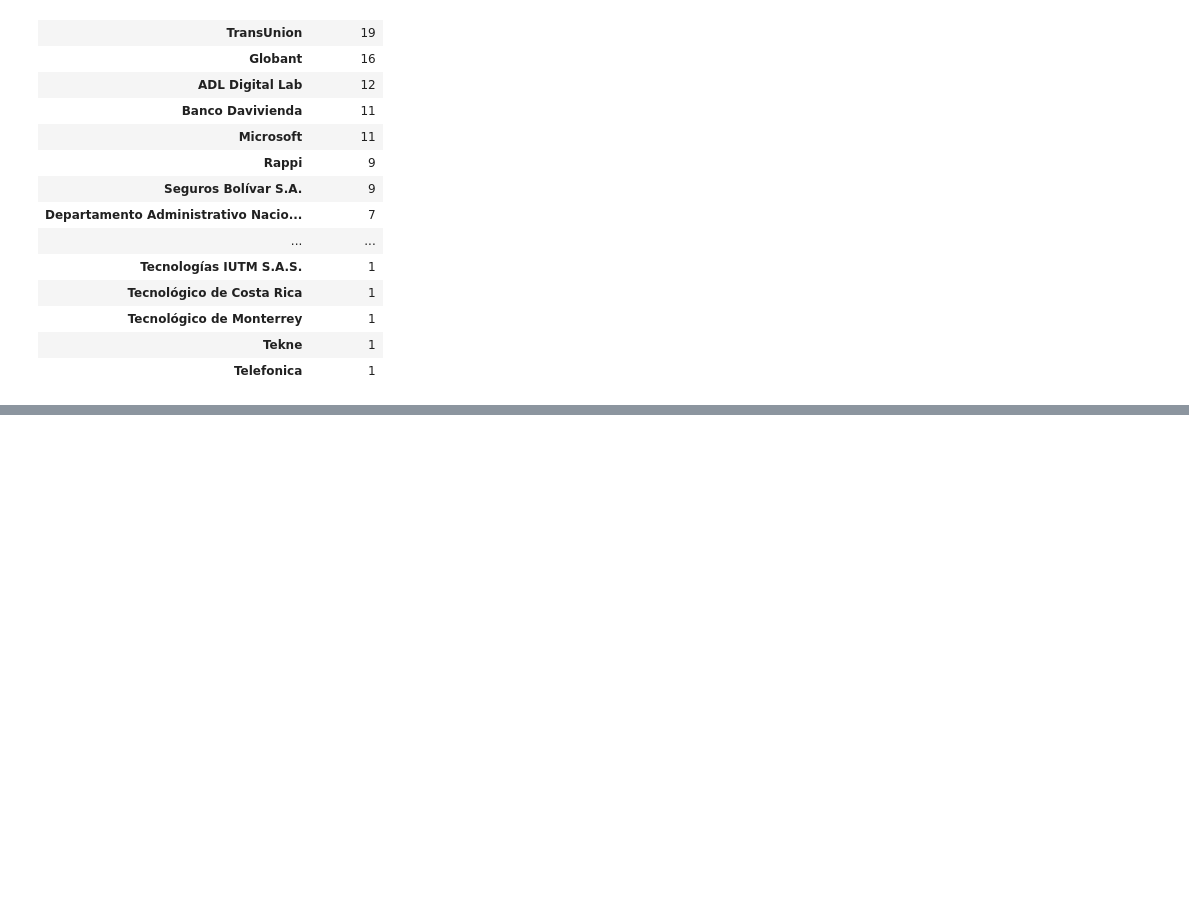
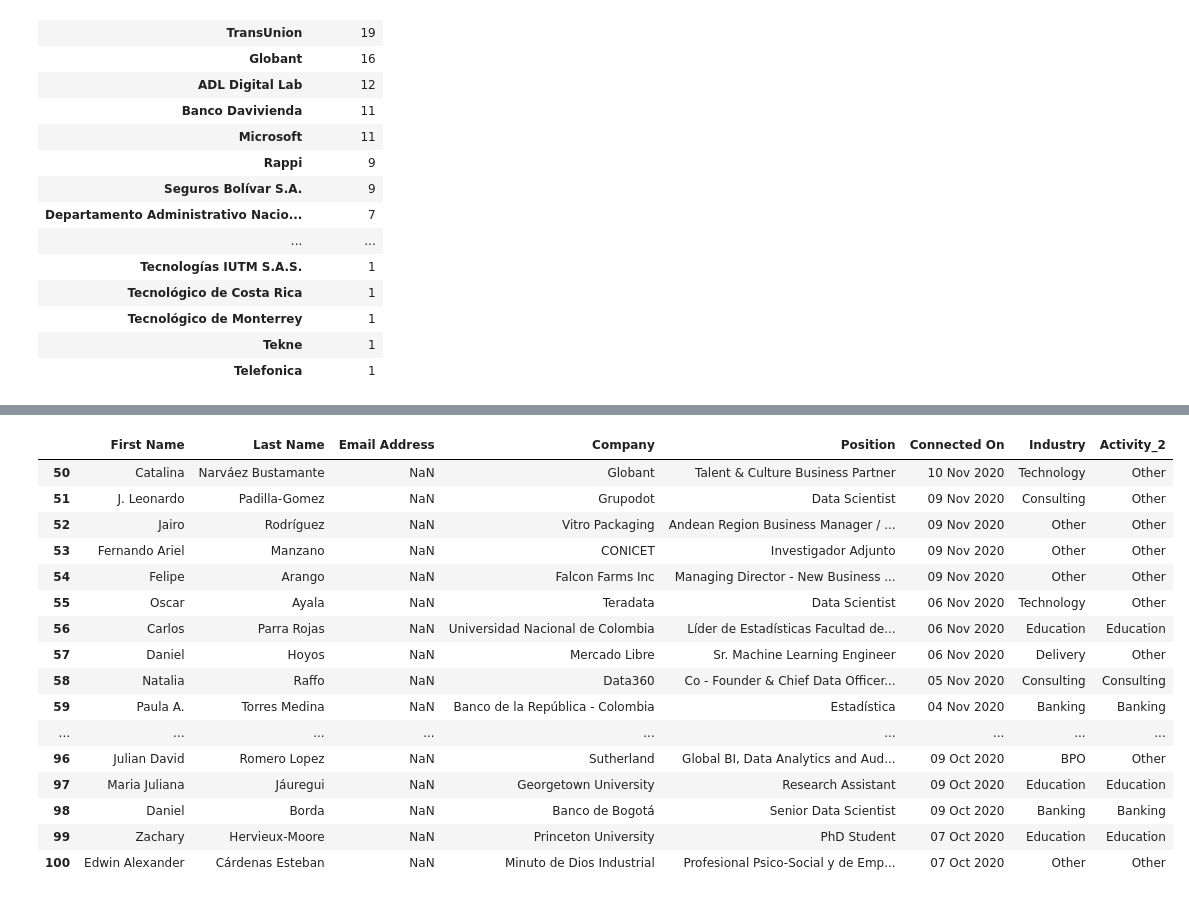
Before and after one commit to anmarphy/My_LinkedIn_2020_Dec, a Jupyter notebook: Basic_Information.ipynb, the cells around one changed output, grey strips where cells are left out. Saved outputs shown, nothing was run; the diff lists cells and outputs as text; code cells hidden in the pictures; blank space fills up the shorter version.

```diff
--- a/Basic_Information.ipynb
+++ b/Basic_Information.ipynb
@@ -216,7 +222,7 @@ Educacion=['Universidad Nacional de Colombia', 'Correlation One', 'Universidad d
            'Faculdade de Ciências da Universidade de Lisboa'] ##Adicionar regla para que contenga 'Universidad' 'Institute'
 Centrales_riesgo=['TransUnion', 'Experian']
 Tecnologia=['Globant', 'ADL Digital Lab', 'Microsoft', 'Google', 'Amazon', 'Oracle', 'Endava', 'Teradata', 'Amazon Web Services (AWS)'
-            , 'Evalueserve', 'Tableau Software', 'Tech Data', 'SAP', 'Alteryx', 'McAfee', 'RStudio, Inc.', 'NVIDIA',
+            , 'Evalueserve', 'Tableau Software', 'Tech Data', 'SAP', 'Alteryx', 'McAfee', 'RStudio, Inc.', 'NVIDIA', 'Indra', 'SAS',
            'NASA Langley Research Center', 'VATES - Software', 'Truelogic Software', 'everis Perú', 'Willis Towers Watson',
            'Women IT Mujeres Innovacion y Tecnologia', 'WomenTech Network', 'Softtek', 'Solera, Inc.', 'Teamcore Solutions', 'Equisoft']
 Delivery=['Linio', 'Rappi', 'Mercado Libre', 'Domicilios.com', 'iFood Colombia', 'RobinFood']
@@ -230,0 +259,2 @@ BPO=['Sutherland', 'Teleperformance', 'Experis/Manpower Group', 'Outsourcing S.A
+# %%
+Connections['Industry']=Connections['Company'].apply(segmento)
@@ -230,0 +276,53 @@ BPO=['Sutherland', 'Teleperformance', 'Experis/Manpower Group', 'Outsourcing S.A
+# %%
+Connections.Company=Connections.Company.fillna('Unknown')
+Connections['Activity_2'] = np.where(Connections.Company.str.contains("Banco"),"Banking",
+                   np.where(Connections.Company.str.contains("Bank"), "Banking",
+                   np.where(Connections.Company.str.contains("Cred"), "Banking",
+                   np.where(Connections.Company.str.contains("Fiduci"), "Banking",
+                   np.where(Connections.Company.str.contains("Seguro"), "Insurance",
+                   np.where(Connections.Company.str.contains("KPMG"), "Consulting",
+                   np.where(Connections.Company.str.contains("Page"), "Consulting",
+                   np.where(Connections.Company.str.contains("Consult"), "Consulting",
+                   np.where(Connections.Company.str.contains("Data"), "Consulting",
+                   np.where(Connections.Company.str.contains("Enterp"), "Consulting",
+                   np.where(Connections.Company.str.contains("Soluti"), "Consulting",
+                   np.where(Connections.Company.str.contains("Log"), "Consulting",
+                   np.where(Connections.Company.str.contains("Univers"), "Education",
+                   np.where(Connections.Company.str.contains("Instit"), "Education",
+                   np.where(Connections.Company.str.contains("Scuola"), "Education",
+                   np.where(Connections.Company.str.contains("School"), "Education",
+                   np.where(Connections.Company.str.contains("Hopki"), "Education",
+                   np.where(Connections.Company.str.contains("Nacional"), "Goverment",
+                   np.where(Connections.Company.str.contains("National"), "Goverment",
+                   np.where(Connections.Company.str.contains("Colom"), "Goverment",
+                   np.where(Connections.Company.str.contains("Tech"), 'Technology',
+                   np.where(Connections.Company.str.contains("Tecn"), 'Technology',
+                   np.where(Connections.Company.str.contains("Software"), 'Technology',
+                   np.where(Connections.Company.str.contains("Artifi"), 'Technology',
+                   np.where(Connections.Company.str.contains("Claro"), 'Communication',
+                   np.where(Connections.Company.str.contains("Tigo"), 'Communication',
+
+                            'Other'))))))))))))))))))))))))))
+# %%
+Connections['Industry']=Connections['Industry'].apply(lambda x: np.nan if x=='Other' else x )
+# %%
+Connections['Industry']=Connections['Industry'].fillna(Connections.Activity_2)
+Connections[50:100]
+# %% [output]
+|  | First Name | Last Name | Email Address | Company | Position | Connected On | Industry | Activity_2 |
+| 50 | Catalina | Narváez Bustamante | NaN | Globant | Talent & Culture Business Partner | 10 Nov 2020 | Technology | Other |
+| 51 | J. Leonardo | Padilla-Gomez | NaN | Grupodot | Data Scientist | 09 Nov 2020 | Consulting | Other |
+| 52 | Jairo | Rodríguez | NaN | Vitro Packaging | Andean Region Business Manager / ... | 09 Nov 2020 | Other | Other |
+| 53 | Fernando Ariel | Manzano | NaN | CONICET | Investigador Adjunto | 09 Nov 2020 | Other | Other |
+| 54 | Felipe | Arango | NaN | Falcon Farms Inc | Managing Director - New Business ... | 09 Nov 2020 | Other | Other |
+| 55 | Oscar | Ayala | NaN | Teradata | Data Scientist | 06 Nov 2020 | Technology | Other |
+| 56 | Carlos | Parra Rojas | NaN | Universidad Nacional de Colombia | Líder de Estadísticas Facultad de... | 06 Nov 2020 | Education | Education |
+| 57 | Daniel | Hoyos | NaN | Mercado Libre | Sr. Machine Learning Engineer | 06 Nov 2020 | Delivery | Other |
+| 58 | Natalia | Raffo | NaN | Data360 | Co - Founder & Chief Data Officer... | 05 Nov 2020 | Consulting | Consulting |
+| 59 | Paula A. | Torres Medina | NaN | Banco de la República - Colombia | Estadística | 04 Nov 2020 | Banking | Banking |
+| ... | ... | ... | ... | ... | ... | ... | ... | ... |
+| 96 | Julian David | Romero Lopez | NaN | Sutherland | Global BI, Data Analytics and Aud... | 09 Oct 2020 | BPO | Other |
+| 97 | Maria Juliana | Jáuregui | NaN | Georgetown University | Research Assistant | 09 Oct 2020 | Education | Education |
+| 98 | Daniel | Borda | NaN | Banco de Bogotá | Senior Data Scientist | 09 Oct 2020 | Banking | Banking |
+| 99 | Zachary | Hervieux-Moore | NaN | Princeton University | PhD Student | 07 Oct 2020 | Education | Education |
+| 100 | Edwin Alexander | Cárdenas Esteban | NaN | Minuto de Dios Industrial | Profesional Psico-Social y de Emp... | 07 Oct 2020 | Other | Other |
```
Also changed, not shown: parts of 9 cells of this notebook.
